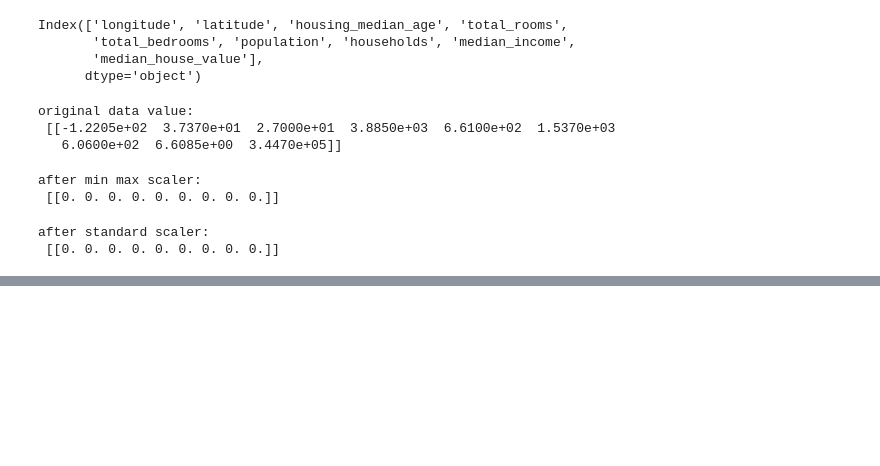
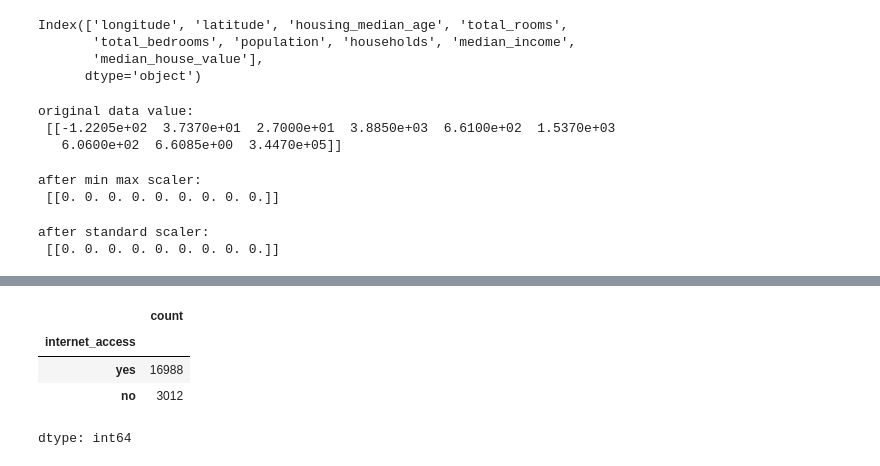
Before and after one commit to patilhumesh88-spec/ASSIGNMENT, a Jupyter notebook: Untitled0.ipynb, the cells around one changed output, grey strips where cells are left out. Cells and saved outputs as stored; diff of their text form; code cells hidden in the pictures; blank space fills up the shorter version.

```diff
--- a/Untitled0.ipynb
+++ b/Untitled0.ipynb
@@ -54,0 +121,8 @@ NameError: name 'df' is not defined
+# %%
+df['internet_access'].value_counts()
+# %% [output]
+|  | count |
+| internet_access |  |
+| yes | 16988 |
+| no | 3012 |
+dtype: int64
```
Also changed, not shown: parts of 10 cells of this notebook.
